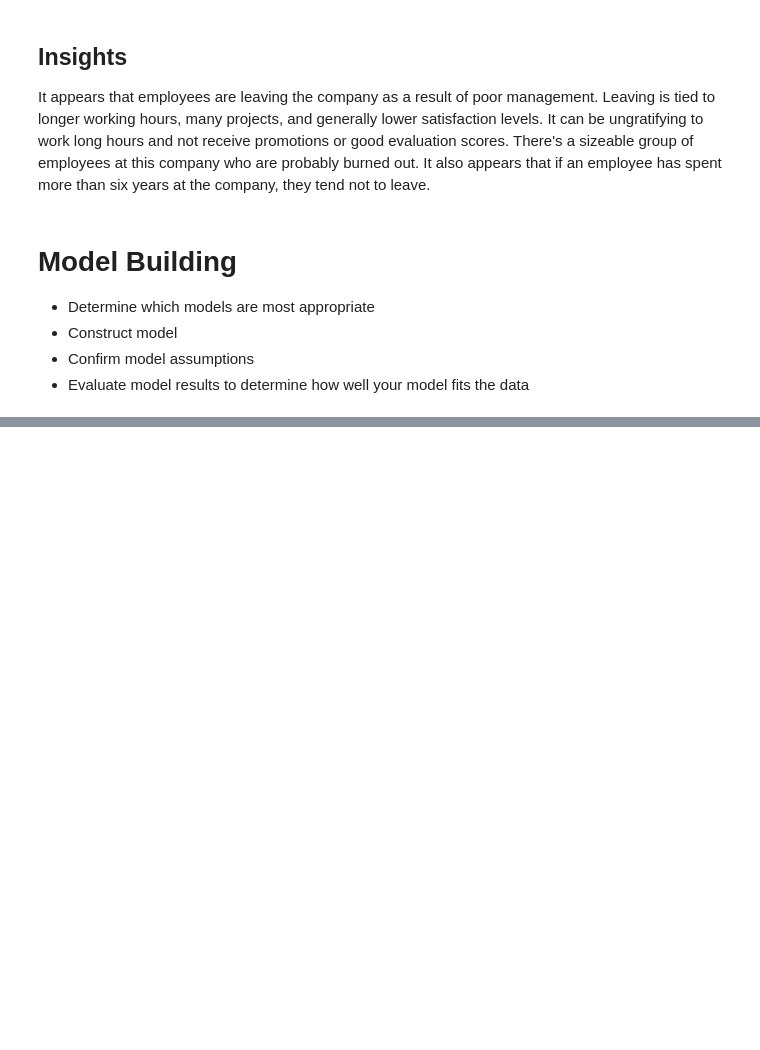
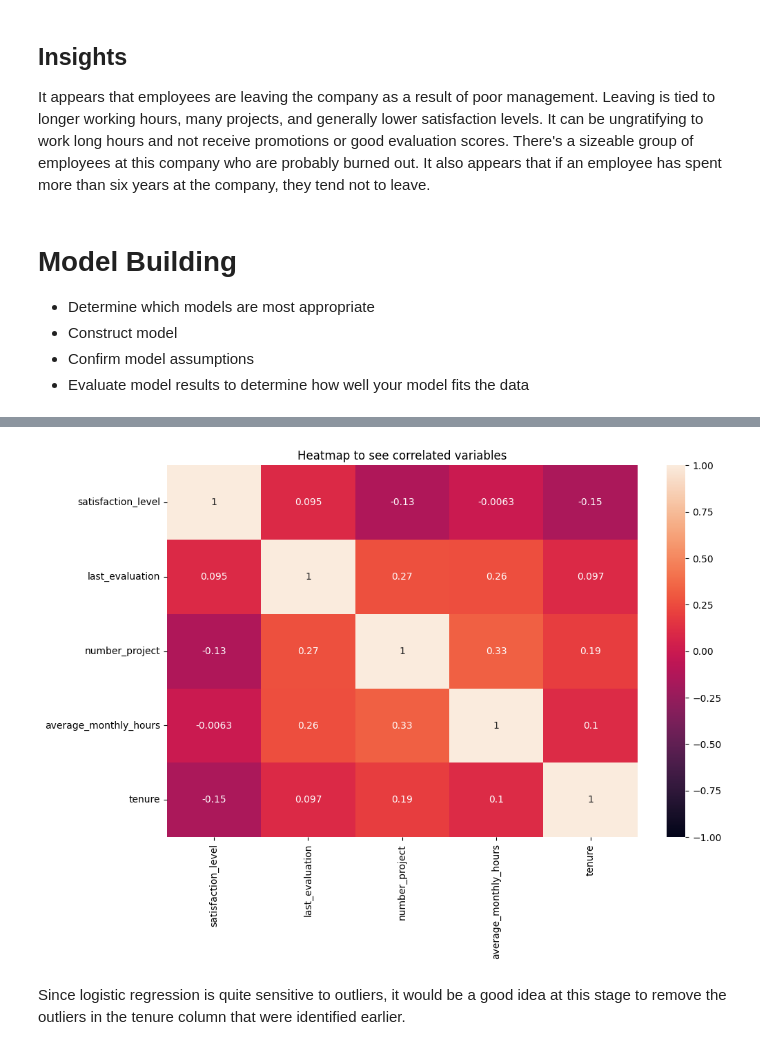
Before and after one commit to prashantpathak-dev/employee-retention-prediction, a Jupyter notebook: salifort-motors-predict-employee-retention.ipynb, the cells around one changed output, grey strips where cells are left out. Drawn from its saved outputs; the diff is of its cells as text; code cells hidden in the pictures; blank space fills up the shorter version.

```diff
--- a/salifort-motors-predict-employee-retention.ipynb
+++ b/salifort-motors-predict-employee-retention.ipynb
@@ -407,0 +441,15 @@ It appears that employees are leaving the company as a result of poor management
+# %%
+# Copying df1 dataframe to df_enc
+df_enc = df1.copy()
+
+# Encoding the `salary` column as an ordinal numeric category
+df_enc['salary'] = (
+    df_enc['salary'].astype('category')
+    .cat.set_categories(['low', 'medium', 'high'])
+    .cat.codes
+)
+
+# Dummy encoding the `department` column
+df_enc = pd.get_dummies(df_enc, drop_first=False)
+
+df_enc.head()
@@ -407,0 +463,11 @@ It appears that employees are leaving the company as a result of poor management
+# %%
+# Building heatmap to see correlated variables
+plt.figure(figsize=(11,7))
+sns.heatmap(df_enc[['satisfaction_level', 'last_evaluation', 'number_project', 'average_monthly_hours', 'tenure']].corr(),
+            vmin=-1, vmax=1, annot=True)
+plt.title('Heatmap to see correlated variables')
+plt.show()
+# %% [output]
+[figure, added]
+# %% [markdown]
+Since logistic regression is quite sensitive to outliers, it would be a good idea at this stage to remove the outliers in the tenure column that were identified earlier.
```
Also changed, not shown: parts of 80 cells of this notebook.
